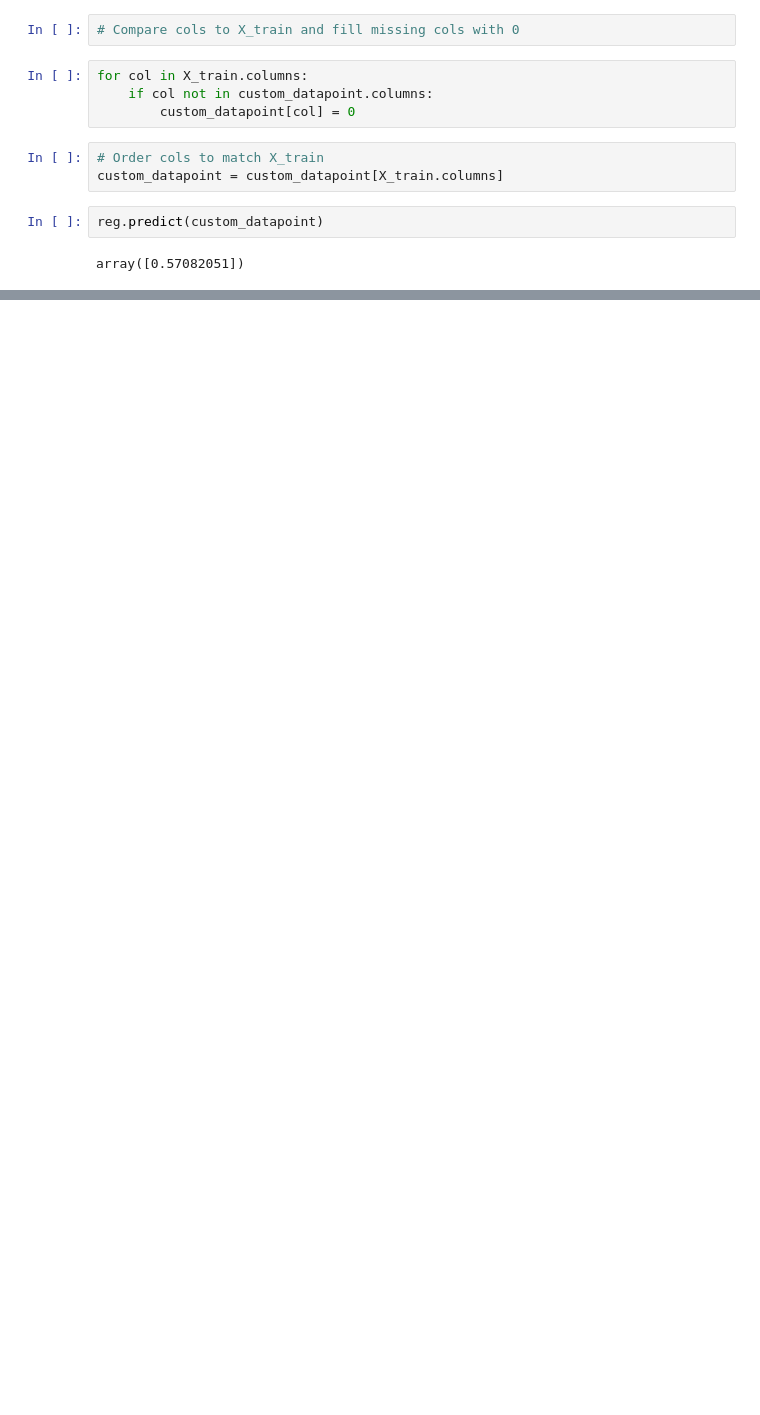
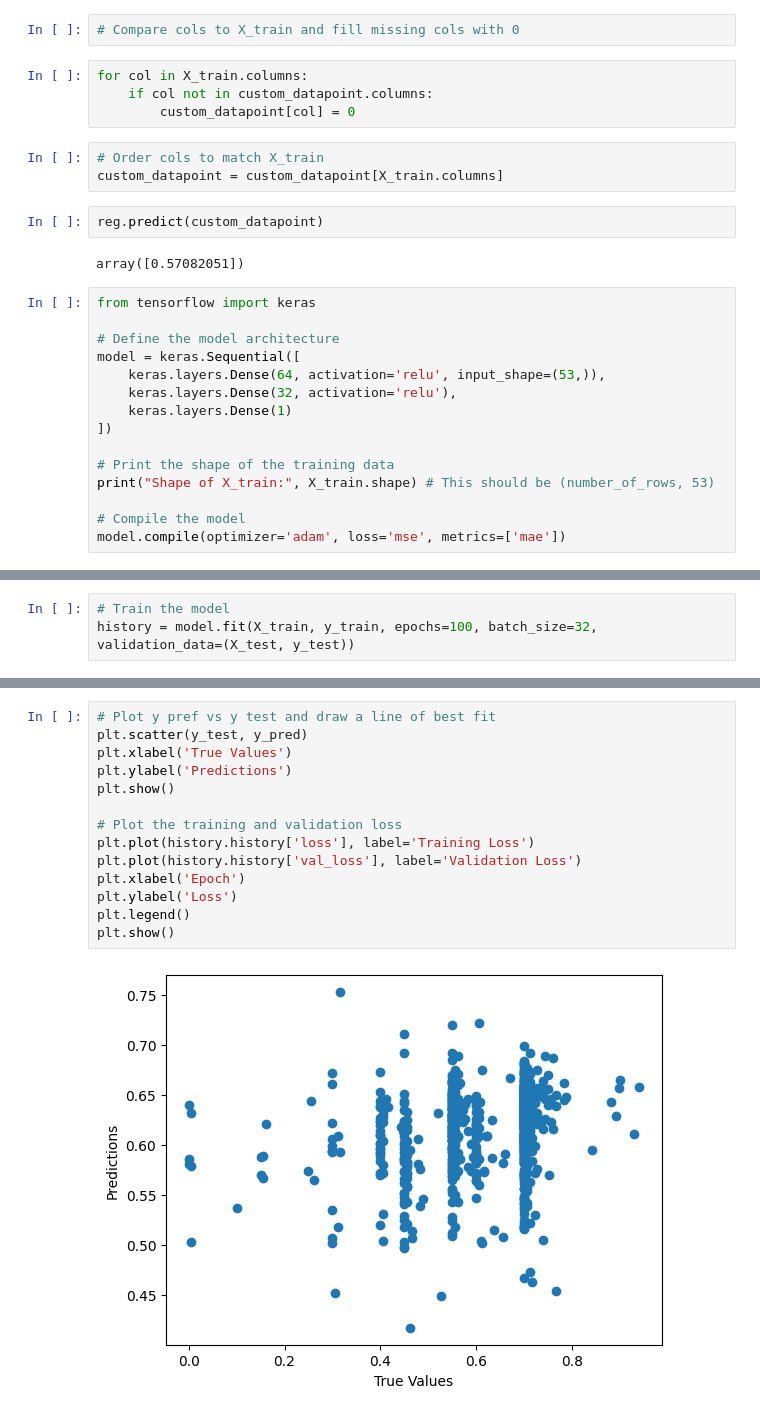
Before and after one commit to Faate-App/AI_Playground, a Jupyter notebook: linearModelTest.ipynb, the cells around one changed output, grey strips where cells are left out. Drawn from its saved outputs; the diff is of its cells as text; blank space fills up the shorter version.

Commit message:
feat: test models

```diff
--- a/linearModelTest.ipynb
+++ b/linearModelTest.ipynb
@@ -236,3 +240,18 @@ custom_datapoint = custom_datapoint[X_train.columns]
 reg.predict(custom_datapoint)
 # %% [output]
 array([0.57082051])
+# %%
+from tensorflow import keras
+
+# Define the model architecture
+model = keras.Sequential([
+    keras.layers.Dense(64, activation='relu', input_shape=(53,)),
+    keras.layers.Dense(32, activation='relu'),
+    keras.layers.Dense(1)
+])
+
+# Print the shape of the training data
+print("Shape of X_train:", X_train.shape) # This should be (number_of_rows, 53)
+
+# Compile the model
+model.compile(optimizer='adam', loss='mse', metrics=['mae'])
@@ -238,0 +260,3 @@ array([0.57082051])
+# %%
+# Train the model
+history = model.fit(X_train, y_train, epochs=100, batch_size=32, validation_data=(X_test, y_test))
@@ -238,0 +293,16 @@ array([0.57082051])
+# %%
+# Plot y pref vs y test and draw a line of best fit
+plt.scatter(y_test, y_pred)
+plt.xlabel('True Values')
+plt.ylabel('Predictions')
+plt.show()
+
+# Plot the training and validation loss
+plt.plot(history.history['loss'], label='Training Loss')
+plt.plot(history.history['val_loss'], label='Validation Loss')
+plt.xlabel('Epoch')
+plt.ylabel('Loss')
+plt.legend()
+plt.show()
+# %% [output]
+[figure, added]
```
Also changed, not shown: parts of 6 cells of this notebook, 4 other files.
